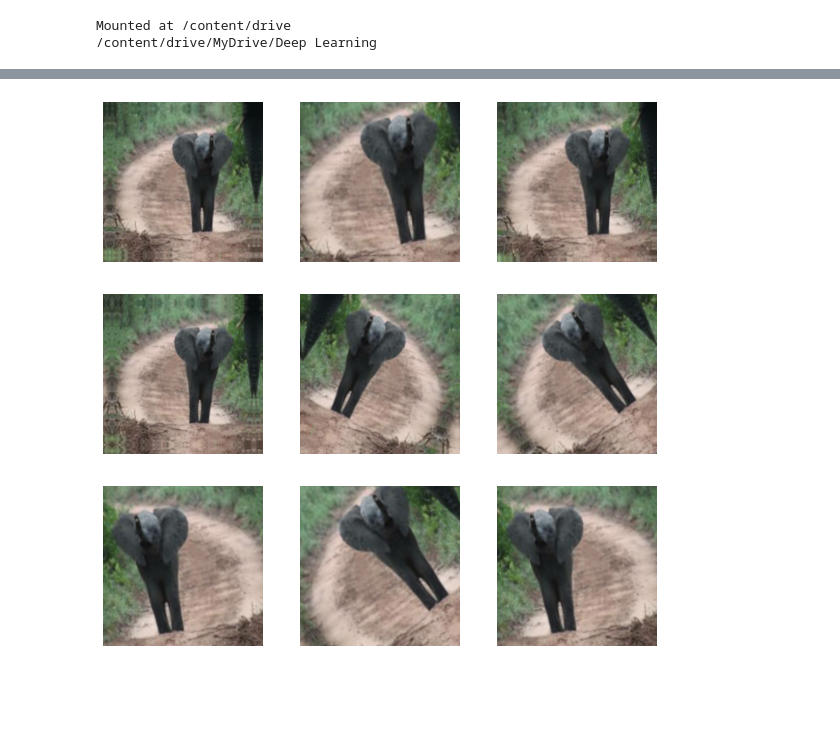
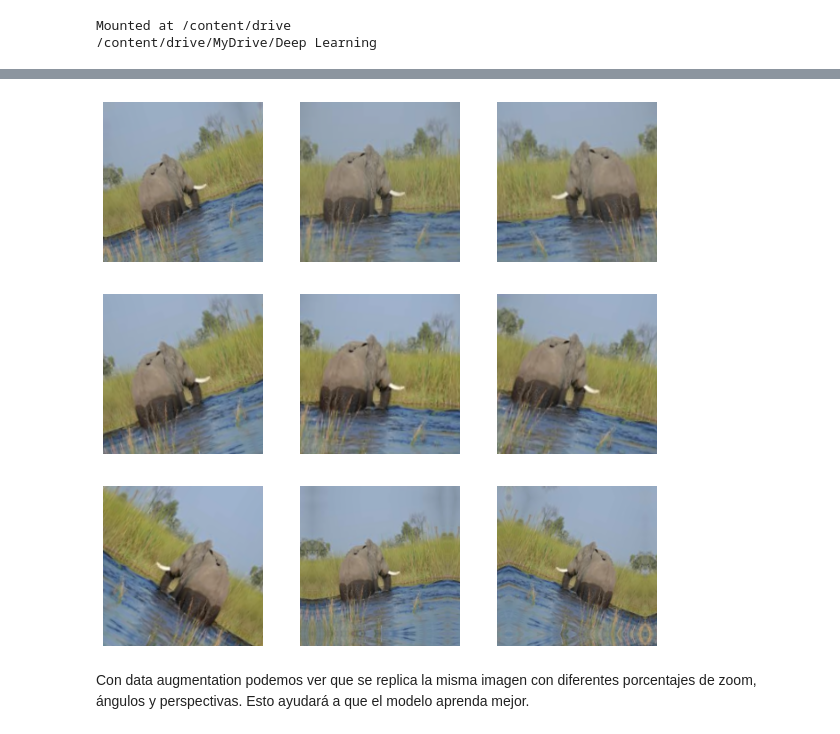
Before and after one commit to RenataDeLuna/Modulo-2-Deep-Learning, a Jupyter notebook: Momento_de_retroalimentación.ipynb, the cells around one changed output, grey strips where cells are left out. Saved outputs shown, nothing was run; the diff lists cells and outputs as text; code cells hidden in the pictures; blank space fills up the shorter version.

Commit message:
Actualización del código de los modelos

```diff
--- a/Momento_de_retroalimentación.ipynb
+++ b/Momento_de_retroalimentación.ipynb
@@ -32,5 +61,4 @@ make_subset("test", start_index=111, end_index=156)
 # %%
-import os, shutil, pathlib
-
+# Declaramos el direcotrio del que se obtendrán las imágenes.
 original_dir = pathlib.Path("train")
-new_base_dir = pathlib.Path("elephant_small_ttv")
+new_base_dir = pathlib.Path("elephant_small_tt")
@@ -81,18 +121,17 @@ print(tf.__version__)
 # %%
-from tensorflow.keras.preprocessing import image_dataset_from_directory
 # Dataset para entrenamiento
 train_dataset = image_dataset_from_directory(
     new_base_dir / "train",
     image_size=(180, 180),
-    batch_size=32)
+    batch_size=10)
 # Dataset para validación
 validation_dataset = image_dataset_from_directory(
     new_base_dir / "validation",
     image_size=(180, 180),
-    batch_size=32)
-# Dataset para pruebas
+    batch_size=10)
+# Dataset para test
 test_dataset = image_dataset_from_directory(
     new_base_dir / "test",
     image_size=(180, 180),
-    batch_size=32)
+    batch_size=10)
 # %% [output]
@@ -164,0 +229,4 @@ plt.show()
+# %%
+test_model = keras.models.load_model("convnet_from_scratch")
+test_loss, test_acc = test_model.evaluate(test_dataset)
+print(f"Test accuracy: {test_acc:.3f}")
@@ -167,5 +243,12 @@ Como podemos ver, existe un underfitting de nuestro modelo, lo que quiere decir
 # %%
 # Realizamos data augmentation, ya que nos permite entrenar mejor el modelo teniendo más imágenes con las cuales entrenar este mismo.
-data_augmentation = keras.Sequential([layers.RandomFlip("horizontal"),
-                                      layers.RandomRotation(0.1),
-                                      layers.RandomZoom(0.2)])
+data_augmentation = keras.Sequential([layers.RandomFlip("horizontal",
+                                      input_shape=(180,
+                                      180,
+                                      3)),
+                                    layers.RandomCrop(180,180),
+                                    layers.RandomContrast(0.15),
+                                    layers.RandomRotation(0.1),
+                                    layers.RandomZoom(0.2),
+                                  ]
+                                )
@@ -172,9 +263,9 @@ data_augmentation = keras.Sequential([layers.RandomFlip("horizontal"),
 # %%
 plt.figure(figsize=(10, 10))
 for images, _ in train_dataset.take(1):
-    for i in range(9):
-        augmented_images = data_augmentation(images)
-        ax = plt.subplot(3, 3, i + 1)
-        plt.imshow(augmented_images[0].numpy().astype("uint8"))
-        plt.axis("off")
+  for i in range(9):
+    augmented_images = data_augmentation(images, training=True)
+    ax = plt.subplot(3, 3, i + 1, xticks=[],yticks=[])
+    plt.imshow(augmented_images[0].numpy().astype("uint8"))
+    plt.axis("off")
 # %% [output]
@@ -181 +289,3 @@ for images, _ in train_dataset.take(1):
-[figure, old version]
+[figure, new version]
+# %% [markdown]
+Con data augmentation podemos ver que se replica la misma imagen con diferentes porcentajes de zoom, ángulos y perspectivas. Esto ayudará a que el modelo aprenda mejor.
```
Also changed, not shown: parts of 53 cells of this notebook.
